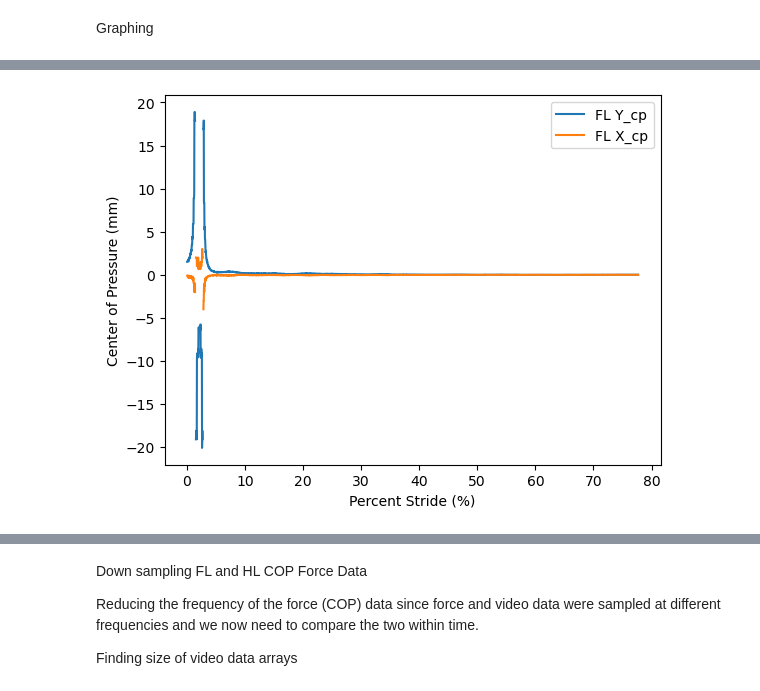
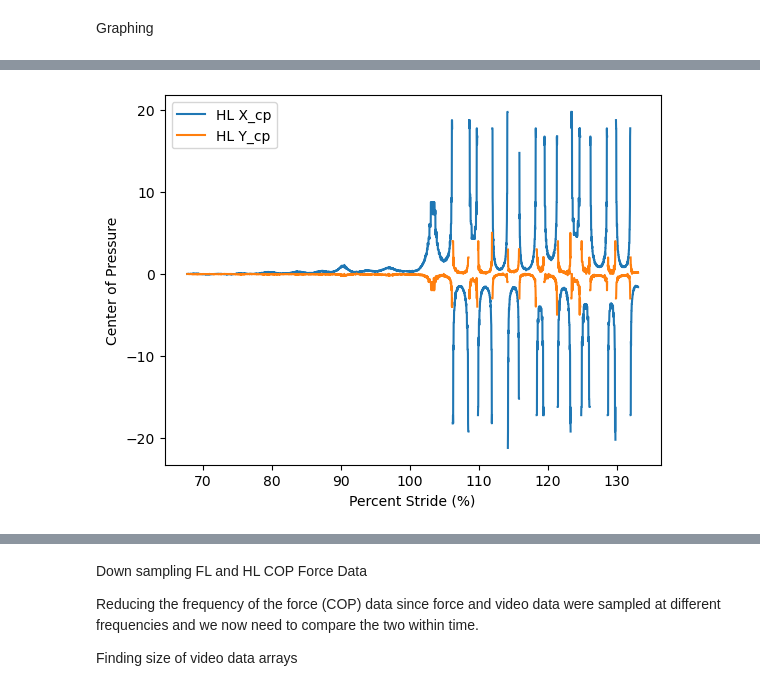
Before and after one commit to jfabiandub/walking_frog_force, a Jupyter notebook: walking_frog_force_script.ipynb, the cells around one changed output, grey strips where cells are left out. Drawn from its saved outputs; the diff is of its cells as text; code cells hidden in the pictures.

```diff
--- a/walking_frog_force_script.ipynb
+++ b/walking_frog_force_script.ipynb
@@ -2899,11 +2898,13 @@ if HL == 1:
     print(hl_Xcp.shape)
 
 
-    plt.figure(14)
+    plt.figure(14, figsize=(10, 6))
     plt.plot (p_force_hlonly,hl_Xcp, p_force_hlonly,hl_Ycp)
     plt.xlabel('Percent Stride (%)')
     plt.ylabel('Center of Pressure (mm)')
-    plt.legend({'HL X_{CP}', 'HL Y_{CP}'})
+    plt.legend(['HL X_cp', 'HL Y_cp'])
+
+
     plt.show()
 # %% [output]
 (3321,)
@@ -2948,11 +2982,11 @@ Graphing
 # %%
+if HL == 1:
+    plt.figure(16)
+    plt.plot (p_force_hlonly,delta_Xcp_hl, p_force_hlonly,delta_Ycp_hl)
 
-if FL == 1:
-    plt.figure(15)
-    plt.plot (p_force_flonly,delta_Xcp_fl, p_force_flonly,delta_Ycp_fl)
     plt.xlabel('Percent Stride (%)')
-    plt.ylabel('Center of Pressure (mm)')
-    plt.legend({'FL X_cp', 'FL Y_cp'})
+    plt.ylabel('Center of Pressure')
+    plt.legend(('HL X_cp', 'HL Y_cp'))
     plt.show()
 # %% [output]
-[figure, old version]
+[figure, new version]
```
Also changed, not shown: parts of 35 cells of this notebook, 1 other file.
